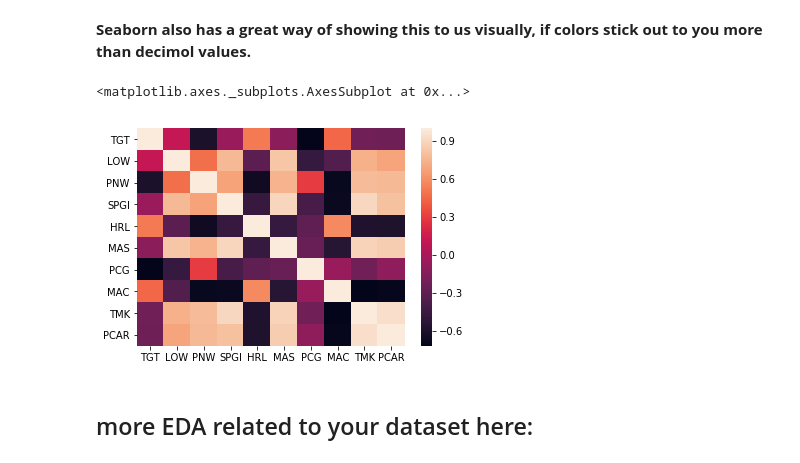
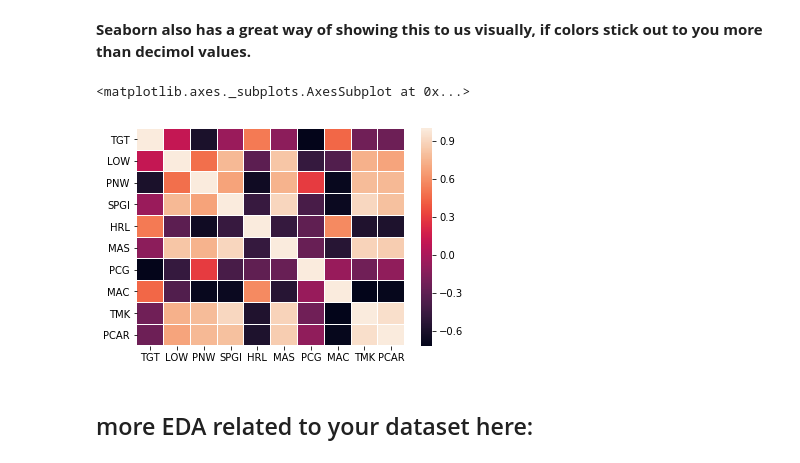
Before and after one commit to twest1494/Unit-2-Project, a Jupyter notebook: eda-template.ipynb, the cells around one changed output. Cells and saved outputs as stored; diff of their text form; code cells hidden in the pictures.

```diff
--- a/eda-template.ipynb
+++ b/eda-template.ipynb
@@ -427,10 +434,10 @@ df.corr()
 **Seaborn also has a great way of showing this to us visually, if colors stick out to you more than decimol values.**
 # %%
 # A:
-sns.heatmap(df.corr())
+sns.heatmap(df.corr(), linewidths=.01)
 # %% [output]
 <matplotlib.axes._subplots.AxesSubplot at 0x...>
-[figure, old version]
+[figure, new version]
 # %% [markdown]
 ## more EDA related to your dataset here:
 # %% [markdown]
```
Also changed, not shown: parts of 4 cells of this notebook.
